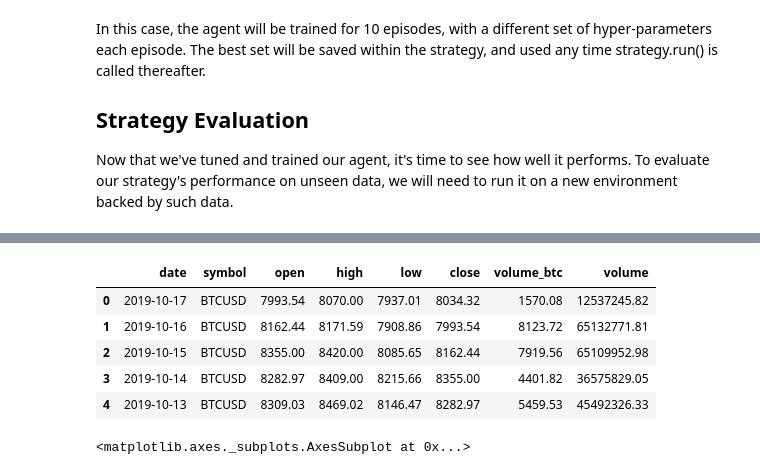
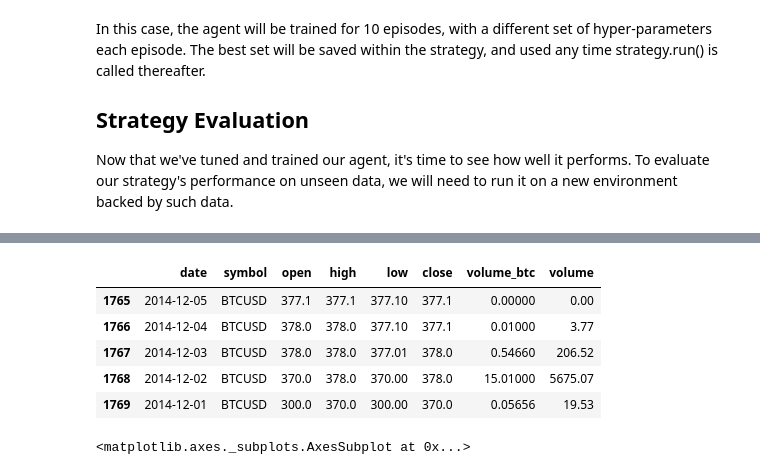
Before and after one commit to carlomigs/tensortrade, a Jupyter notebook: examples/migs_TensorTrade_Tutorial.ipynb, the cells around one changed output, grey strips where cells are left out. Saved outputs shown, nothing was run; the diff lists cells and outputs as text; code cells hidden in the pictures.

```diff
--- a/examples/migs_TensorTrade_Tutorial.ipynb
+++ b/examples/migs_TensorTrade_Tutorial.ipynb
@@ -347,12 +336,12 @@ Average reward: -0.4893612746923733.
 # %%
-df.head()
+df.tail()
 # %% [output]
 |  | date | symbol | open | high | low | close | volume_btc | volume |
-| 0 | 2019-10-17 | BTCUSD | 7993.54 | 8070.00 | 7937.01 | 8034.32 | 1570.08 | 12537245.82 |
-| 1 | 2019-10-16 | BTCUSD | 8162.44 | 8171.59 | 7908.86 | 7993.54 | 8123.72 | 65132771.81 |
-| 2 | 2019-10-15 | BTCUSD | 8355.00 | 8420.00 | 8085.65 | 8162.44 | 7919.56 | 65109952.98 |
-| 3 | 2019-10-14 | BTCUSD | 8282.97 | 8409.00 | 8215.66 | 8355.00 | 4401.82 | 36575829.05 |
-| 4 | 2019-10-13 | BTCUSD | 8309.03 | 8469.02 | 8146.47 | 8282.97 | 5459.53 | 45492326.33 |
+| 1765 | 2014-12-05 | BTCUSD | 377.1 | 377.1 | 377.10 | 377.1 | 0.00000 | 0.00 |
+| 1766 | 2014-12-04 | BTCUSD | 378.0 | 378.0 | 377.10 | 377.1 | 0.01000 | 3.77 |
+| 1767 | 2014-12-03 | BTCUSD | 378.0 | 378.0 | 377.01 | 378.0 | 0.54660 | 206.52 |
+| 1768 | 2014-12-02 | BTCUSD | 370.0 | 378.0 | 370.00 | 378.0 | 15.01000 | 5675.07 |
+| 1769 | 2014-12-01 | BTCUSD | 300.0 | 370.0 | 300.00 | 370.0 | 0.05656 | 19.53 |
 # %%
 %matplotlib inline
 
```
Also changed, not shown: parts of 10 cells of this notebook.
